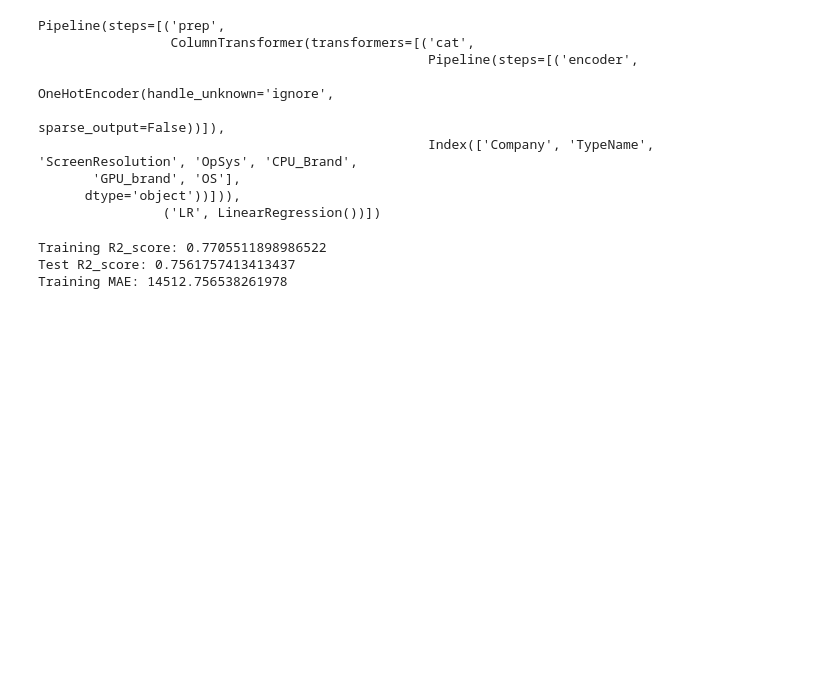
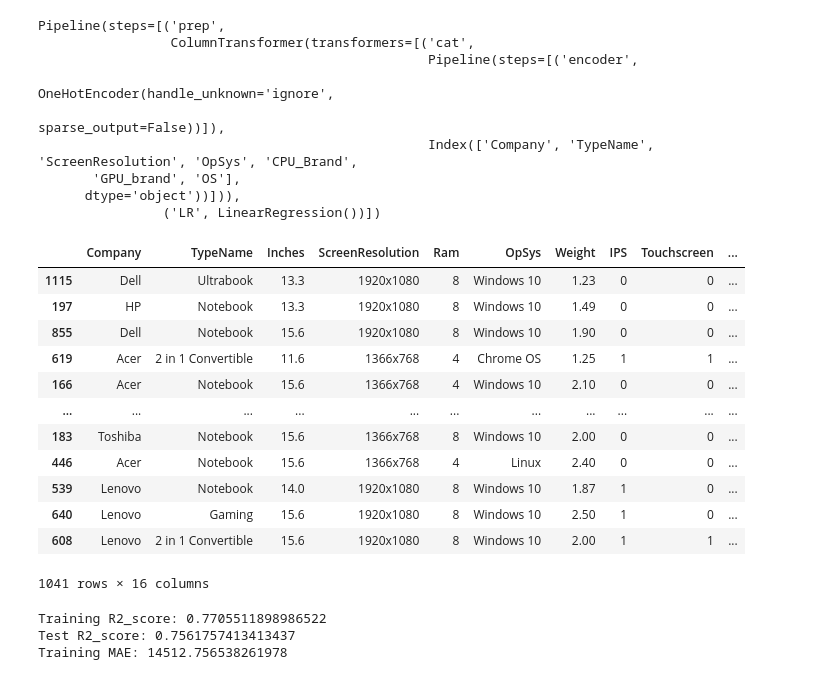
Before and after one commit to Sarang1995/laptop_price_prediction, a Jupyter notebook: Laptop_price_prediction.ipynb, the cells around one changed output. Saved outputs shown, nothing was run; the diff lists cells and outputs as text; code cells hidden in the pictures; blank space fills up the shorter version.

```diff
--- a/Laptop_price_prediction.ipynb
+++ b/Laptop_price_prediction.ipynb
@@ -812,4 +828,20 @@ Pipeline(steps=[('prep',
        'GPU_brand', 'OS'],
       dtype='object'))])),
                 ('LR', LinearRegression())])
+# %%
+X_train
+# %% [output]
+|  | Company | TypeName | Inches | ScreenResolution | Ram | OpSys | Weight | IPS | Touchscreen | ... |
+| 1115 | Dell | Ultrabook | 13.3 | 1920x1080 | 8 | Windows 10 | 1.23 | 0 | 0 | ... |
+| 197 | HP | Notebook | 13.3 | 1920x1080 | 8 | Windows 10 | 1.49 | 0 | 0 | ... |
+| 855 | Dell | Notebook | 15.6 | 1920x1080 | 8 | Windows 10 | 1.90 | 0 | 0 | ... |
+| 619 | Acer | 2 in 1 Convertible | 11.6 | 1366x768 | 4 | Chrome OS | 1.25 | 1 | 1 | ... |
+| 166 | Acer | Notebook | 15.6 | 1366x768 | 4 | Windows 10 | 2.10 | 0 | 0 | ... |
+| ... | ... | ... | ... | ... | ... | ... | ... | ... | ... | ... |
+| 183 | Toshiba | Notebook | 15.6 | 1366x768 | 8 | Windows 10 | 2.00 | 0 | 0 | ... |
+| 446 | Acer | Notebook | 15.6 | 1366x768 | 4 | Linux | 2.40 | 0 | 0 | ... |
+| 539 | Lenovo | Notebook | 14.0 | 1920x1080 | 8 | Windows 10 | 1.87 | 1 | 0 | ... |
+| 640 | Lenovo | Gaming | 15.6 | 1920x1080 | 8 | Windows 10 | 2.50 | 1 | 0 | ... |
+| 608 | Lenovo | 2 in 1 Convertible | 15.6 | 1920x1080 | 8 | Windows 10 | 2.00 | 1 | 1 | ... |
+1041 rows × 16 columns
 # %%
```
Also changed, not shown: parts of 21 cells of this notebook, 6 other files.
